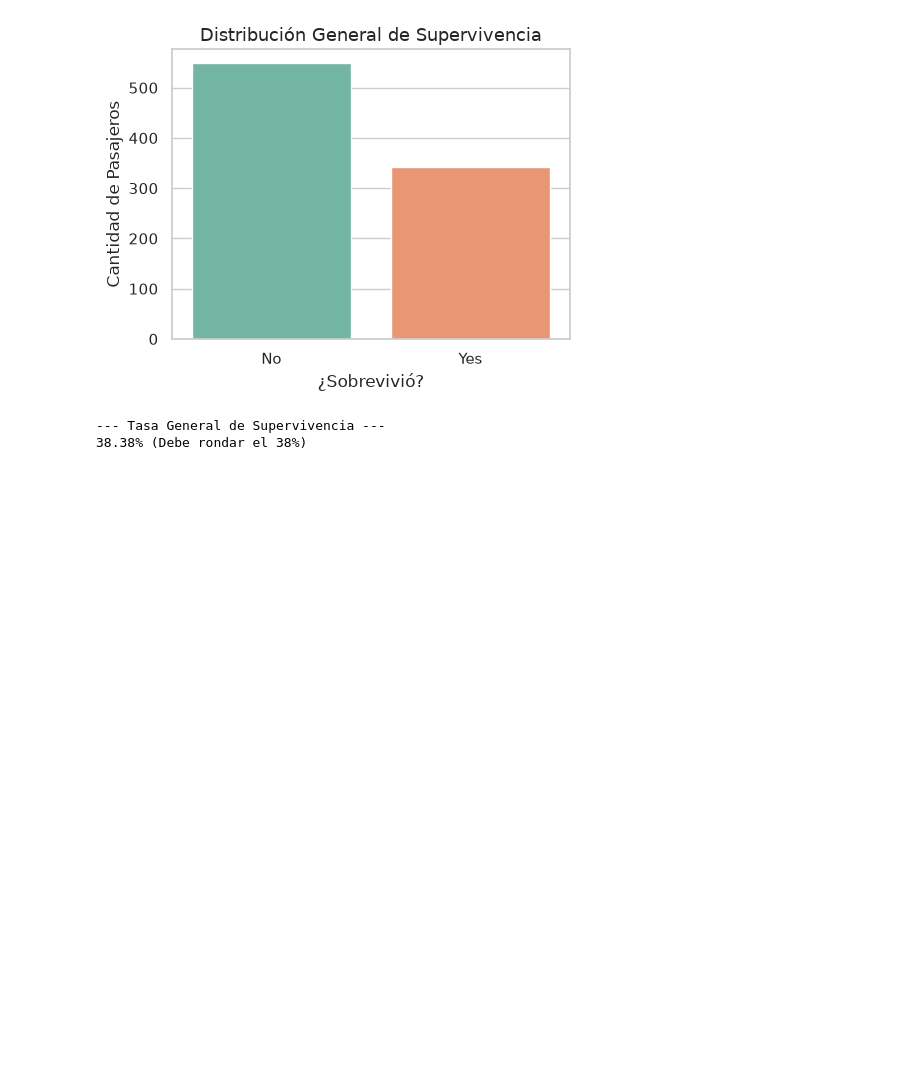
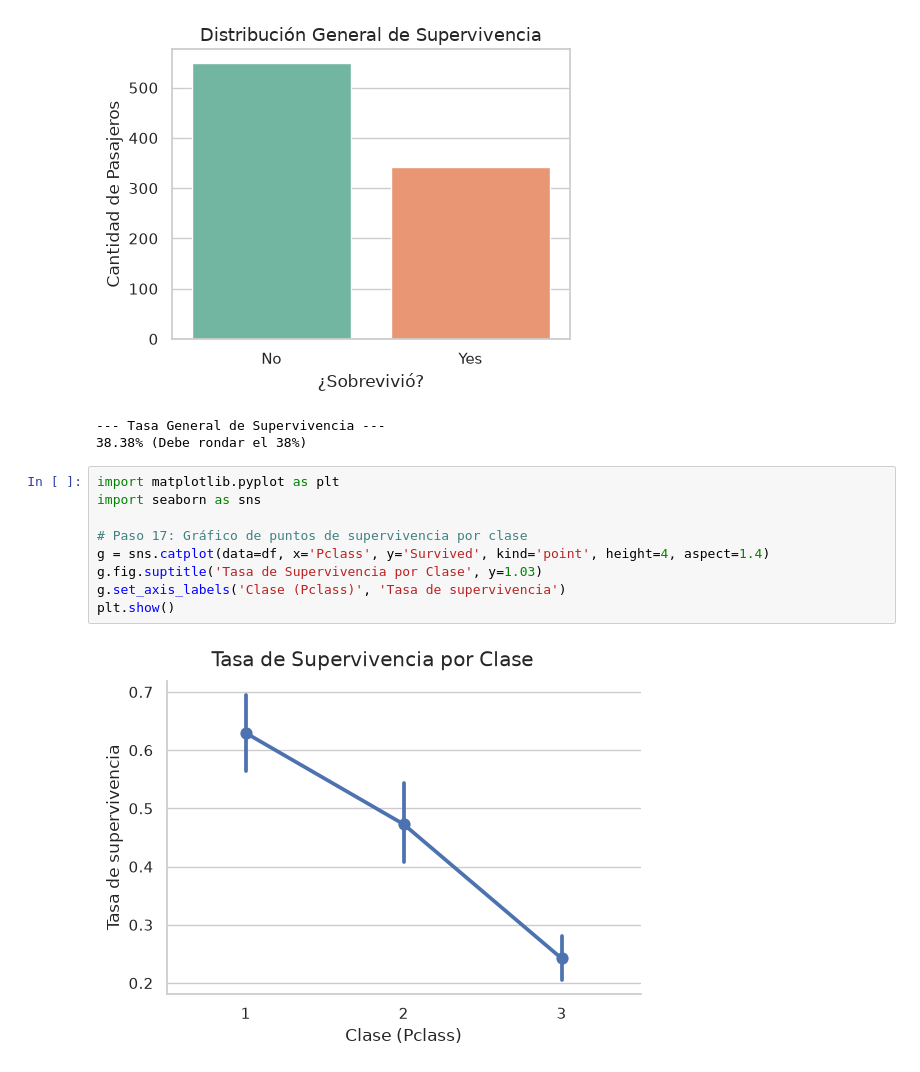
Before and after one commit to KeydyMi/proyecto_ciencia_de_datos, a Jupyter notebook: notebooks/02_exploracion.ipynb, the cells around one changed output. Drawn from its saved outputs; the diff is of its cells as text; blank space fills up the shorter version.

Commit message:
feat: implementa pasos 17 y 18 de analisis de supervivencia por clase y tipo de persona

```diff
--- a/notebooks/02_exploracion.ipynb
+++ b/notebooks/02_exploracion.ipynb
@@ -323,3 +323,14 @@ Passing `palette` without assigning `hue` is deprecated and will be removed in v
 [figure]
 --- Tasa General de Supervivencia ---
 38.38% (Debe rondar el 38%)
+# %%
+import matplotlib.pyplot as plt
+import seaborn as sns
+
+# Paso 17: Gráfico de puntos de supervivencia por clase
+g = sns.catplot(data=df, x='Pclass', y='Survived', kind='point', height=4, aspect=1.4)
+g.fig.suptitle('Tasa de Supervivencia por Clase', y=1.03)
+g.set_axis_labels('Clase (Pclass)', 'Tasa de supervivencia')
+plt.show()
+# %% [output]
+[figure, added]
```
Also changed, not shown: parts of 1 cell of this notebook.
